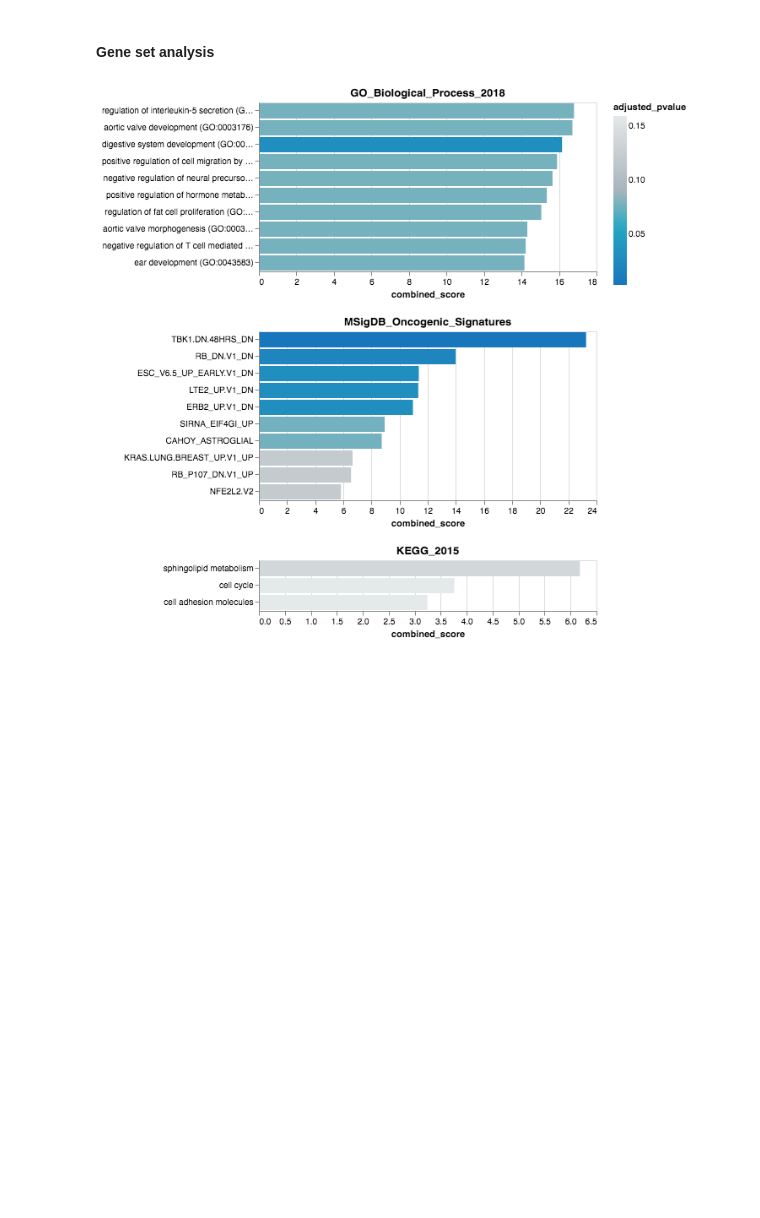
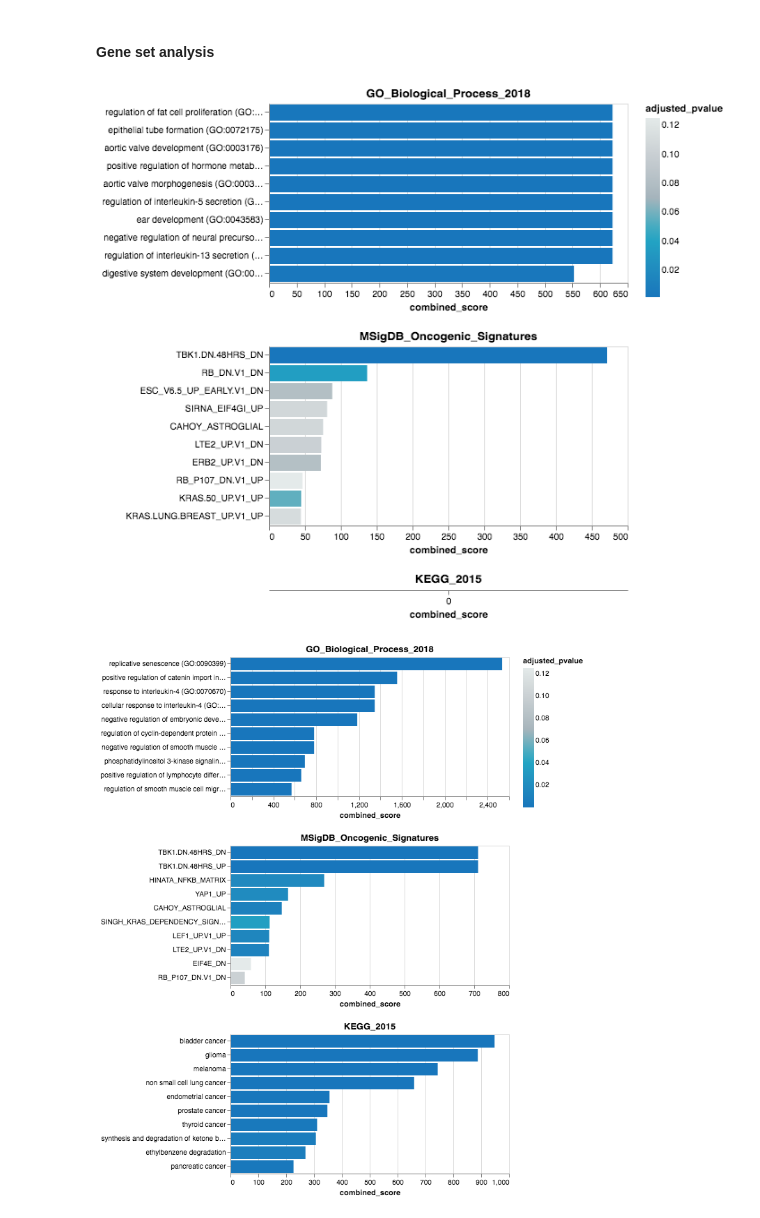
Before and after one commit to manzt/deep_lincs, a Jupyter notebook: lincs-ae.ipynb, the cells around one changed output. Drawn from its saved outputs; the diff is of its cells as text; code cells hidden in the pictures; blank space fills up the shorter version.

```diff
--- a/lincs-ae.ipynb
+++ b/lincs-ae.ipynb
@@ -203,10 +178,20 @@ description = "Genes activating unit 16 the most."
 enr = EnrichrQuery(
     gene_list,
     description,
-    library="OxEnrichr" # Enrichr is down
 )
-enr.enrich(["GO_Biological_Process_2018", "MSigDB_Oncogenic_Signatures", "KEGG_2015"])
+enr.enrich(databases)
 enr.plot(size=10, pvalue_thresh=0.2)
 # %% [output]
-[figure, old version]
+[figure, new version]
+# %%
+gene_list = genes_by_unit['unit_10']['MCF7']
+description = "Genes activating unit 10 the most MCF7."
+enr = EnrichrQuery(
+    gene_list,
+    description,
+)
+enr.enrich(databases)
+enr.plot(size=10, pvalue_thresh=0.2)
+# %% [output]
+[figure, added]
 # %%
```
Also changed, not shown: parts of 13 cells of this notebook.
